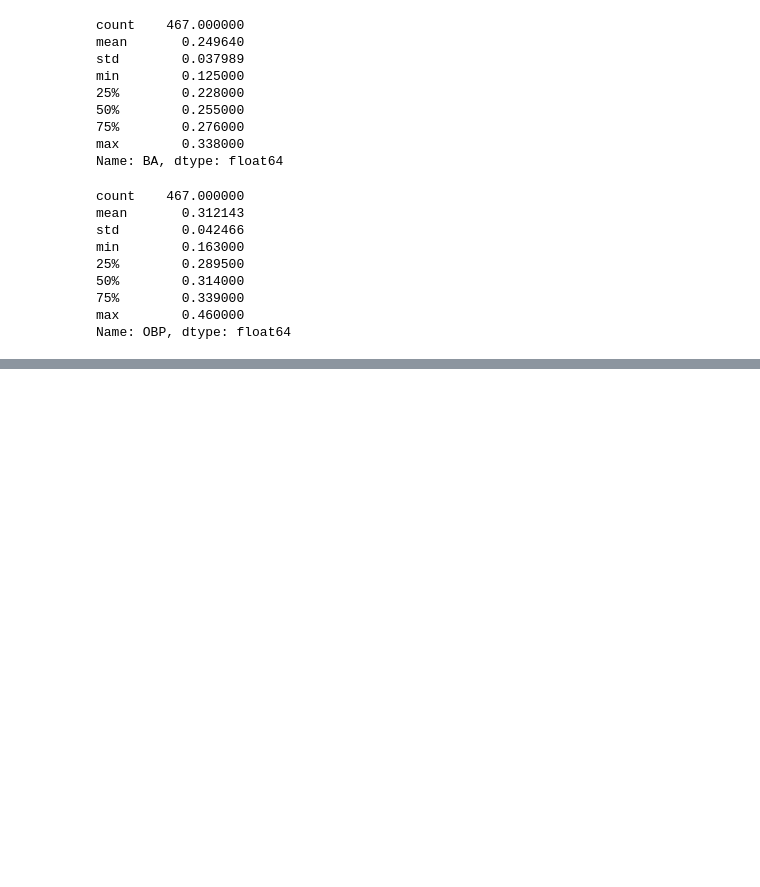
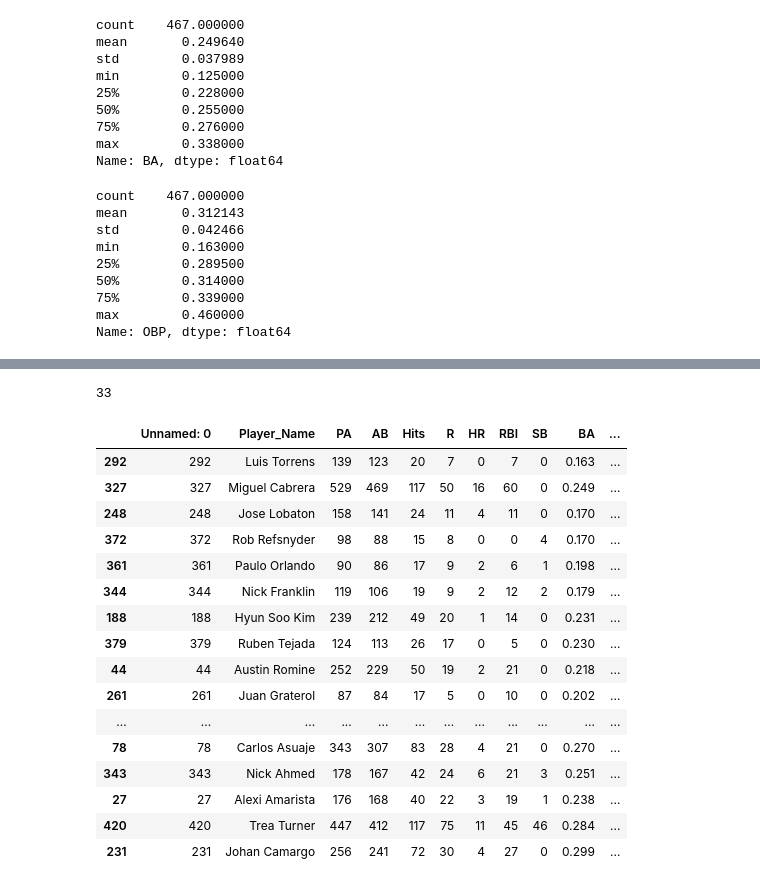
Before and after one commit to ayovito/FantasyBaseballProject, a Jupyter notebook: 2018 Fantasy Baseball Breakout Analysis - xwOBA.ipynb, the cells around one changed output, grey strips where cells are left out. Saved outputs shown, nothing was run; the diff lists cells and outputs as text; code cells hidden in the pictures; blank space fills up the shorter version.

```diff
--- a/2018 Fantasy Baseball Breakout Analysis - xwOBA.ipynb
+++ b/2018 Fantasy Baseball Breakout Analysis - xwOBA.ipynb
@@ -643,0 +714,5 @@ rate_stats_2017.to_csv("C:/Users/avitosky/Documents/Baseball Project/rate_stats_
+# %%
+# final list count
+print(len(potential_breakouts_2018))
+# %% [output]
+33
@@ -643,0 +722,23 @@ rate_stats_2017.to_csv("C:/Users/avitosky/Documents/Baseball Project/rate_stats_
+# %%
+# and before we part, let's create a wOBA_diff column to see who underperformed and overperformed based on expectation
+# underperformers maybe being Miggy, Moreland??
+merged_2017 ['wOBA_diff'] = merged_2017['wOBA'] -  merged_2017['xwOBA']
+merged_2017.sort_values(by='wOBA_diff')
+# %% [output]
+|  | Unnamed: 0 | Player_Name | PA | AB | Hits | R | HR | RBI | SB | BA | ... |
+| 292 | 292 | Luis Torrens | 139 | 123 | 20 | 7 | 0 | 7 | 0 | 0.163 | ... |
+| 327 | 327 | Miguel Cabrera | 529 | 469 | 117 | 50 | 16 | 60 | 0 | 0.249 | ... |
+| 248 | 248 | Jose Lobaton | 158 | 141 | 24 | 11 | 4 | 11 | 0 | 0.170 | ... |
+| 372 | 372 | Rob Refsnyder | 98 | 88 | 15 | 8 | 0 | 0 | 4 | 0.170 | ... |
+| 361 | 361 | Paulo Orlando | 90 | 86 | 17 | 9 | 2 | 6 | 1 | 0.198 | ... |
+| 344 | 344 | Nick Franklin | 119 | 106 | 19 | 9 | 2 | 12 | 2 | 0.179 | ... |
+| 188 | 188 | Hyun Soo Kim | 239 | 212 | 49 | 20 | 1 | 14 | 0 | 0.231 | ... |
+| 379 | 379 | Ruben Tejada | 124 | 113 | 26 | 17 | 0 | 5 | 0 | 0.230 | ... |
+| 44 | 44 | Austin Romine | 252 | 229 | 50 | 19 | 2 | 21 | 0 | 0.218 | ... |
+| 261 | 261 | Juan Graterol | 87 | 84 | 17 | 5 | 0 | 10 | 0 | 0.202 | ... |
+| ... | ... | ... | ... | ... | ... | ... | ... | ... | ... | ... | ... |
+| 78 | 78 | Carlos Asuaje | 343 | 307 | 83 | 28 | 4 | 21 | 0 | 0.270 | ... |
+| 343 | 343 | Nick Ahmed | 178 | 167 | 42 | 24 | 6 | 21 | 3 | 0.251 | ... |
+| 27 | 27 | Alexi Amarista | 176 | 168 | 40 | 22 | 3 | 19 | 1 | 0.238 | ... |
+| 420 | 420 | Trea Turner | 447 | 412 | 117 | 75 | 11 | 45 | 46 | 0.284 | ... |
+| 231 | 231 | Johan Camargo | 256 | 241 | 72 | 30 | 4 | 27 | 0 | 0.299 | ... |
```
Also changed, not shown: parts of 11 cells of this notebook, 3 other files.
